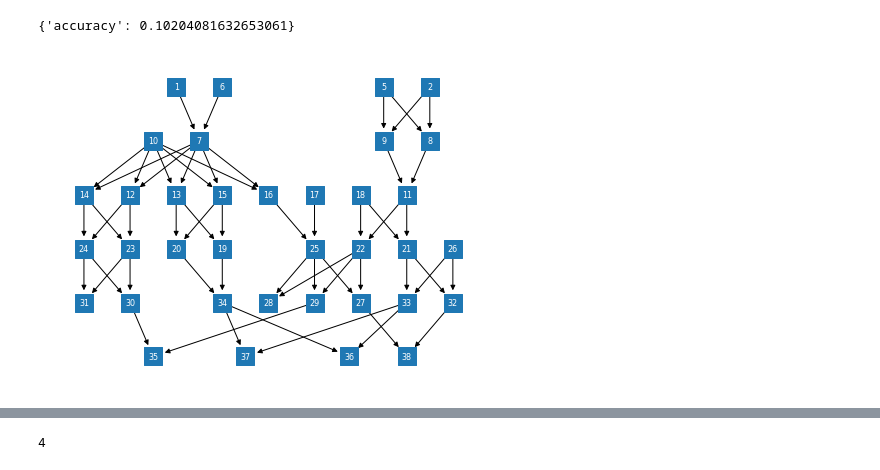
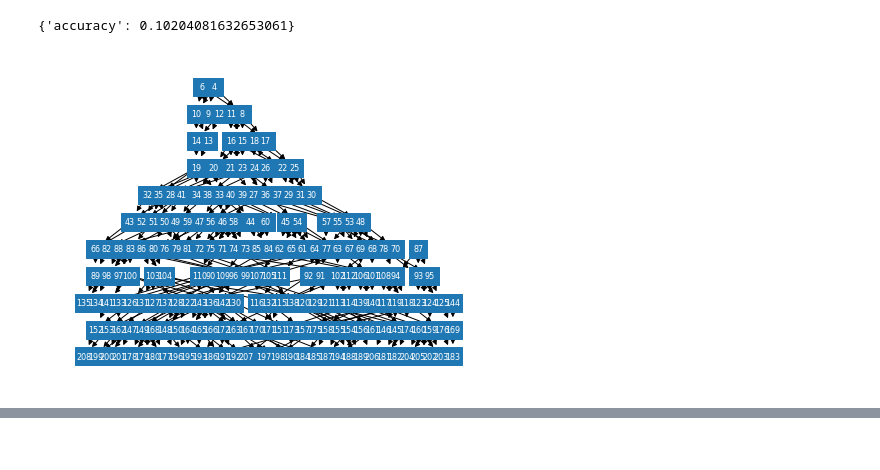
Before and after one commit to ivan-krukov/aligning-genealogies, a Jupyter notebook: notebooks/Experiments.ipynb, the cells around one changed output, grey strips where cells are left out. Drawn from its saved outputs; the diff is of its cells as text; code cells hidden in the pictures.

```diff
--- a/notebooks/Experiments.ipynb
+++ b/notebooks/Experiments.ipynb
@@ -40,21 +40,17 @@ algn.evaluate()
 # %% [output]
 {'accuracy': 0.10204081632653061}
 # %%
-ped = Pedigree.simulate_from_founders(5, 5)
+ped = Pedigree.simulate_from_founders(5, 10)
 
 fig, ax = plt.subplots(figsize=(8, 6))
 
 ped.draw(ax=ax)
 plt.show()
 
-sim = ped.generate_msprime_simulations()
+sim, ts_ped_map, traversals = ped.generate_msprime_simulations()
 # %% [output]
-[figure, old version]
+[figure, new version]
 # %%
 display(SVG(sim.first().draw(width=max(800, 2*len(ped.probands())), height=max(600, 2*len(ped.probands())))))
 # %% [output]
 [drawing not drawn]
-# %%
-len(ped.probands())
-# %% [output]
-4
```
Also changed, not shown: parts of 2 cells of this notebook, 1 other file.
